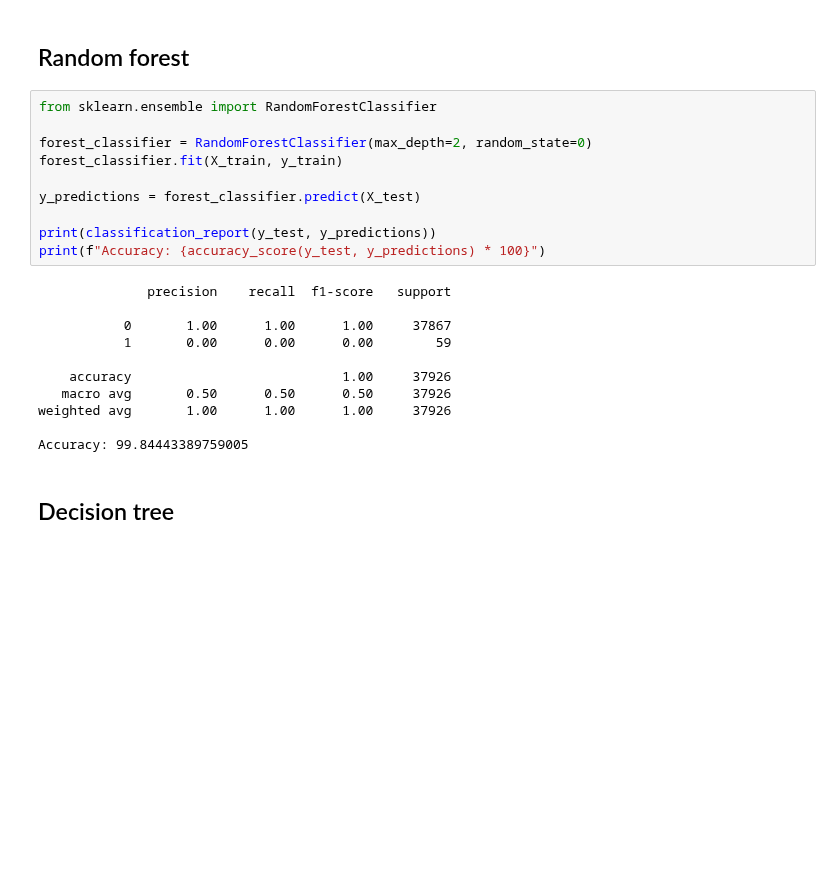
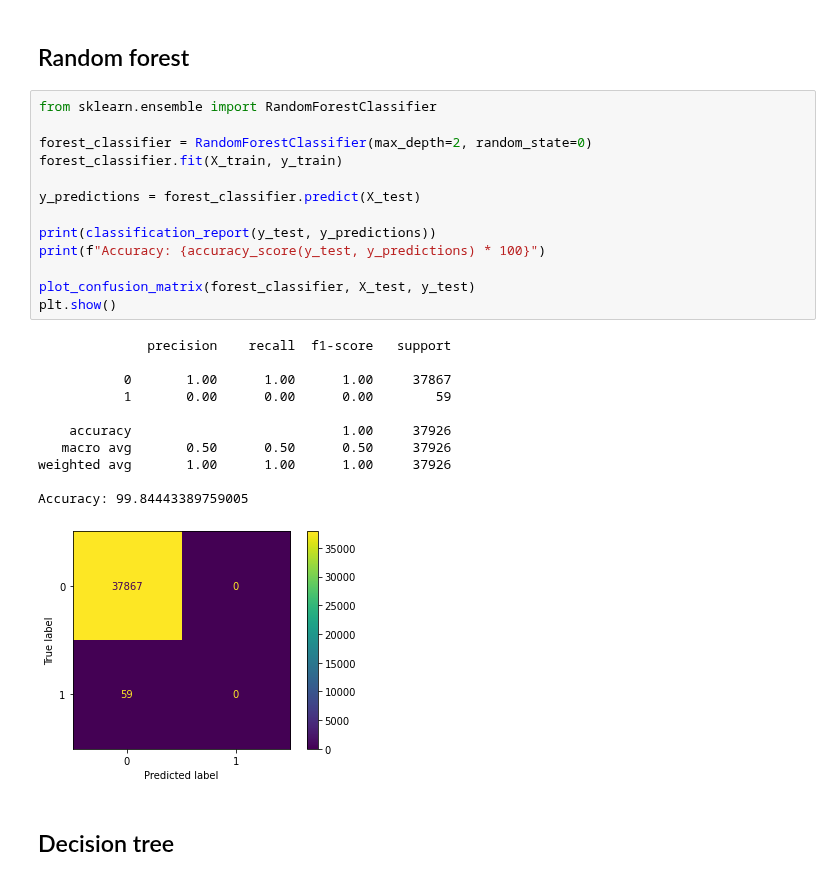
Before and after one commit to kponichtera/cs4035-cda, a Jupyter notebook: jupyter/W1_Visuals.ipynb, the cells around one changed output. Saved outputs shown, nothing was run; the diff lists cells and outputs as text; blank space fills up the shorter version.

```diff
--- a/jupyter/W1_Visuals.ipynb
+++ b/jupyter/W1_Visuals.ipynb
@@ -281,24 +286,28 @@ Accuracy: 99.84443389759005
 # %%
 from sklearn.ensemble import RandomForestClassifier
 
 forest_classifier = RandomForestClassifier(max_depth=2, random_state=0)
 forest_classifier.fit(X_train, y_train)
 
 y_predictions = forest_classifier.predict(X_test)
 
 print(classification_report(y_test, y_predictions))
 print(f"Accuracy: {accuracy_score(y_test, y_predictions) * 100}")
+
+plot_confusion_matrix(forest_classifier, X_test, y_test)
+plt.show()
 # %% [output]
               precision    recall  f1-score   support
 
            0       1.00      1.00      1.00     37867
            1       0.00      0.00      0.00        59
 
     accuracy                           1.00     37926
    macro avg       0.50      0.50      0.50     37926
 weighted avg       1.00      1.00      1.00     37926
 
 Accuracy: 99.84443389759005
+[figure, added]
 # %% [markdown]
 ## Decision tree
 # %%
```
Also changed, not shown: parts of 10 cells of this notebook.
